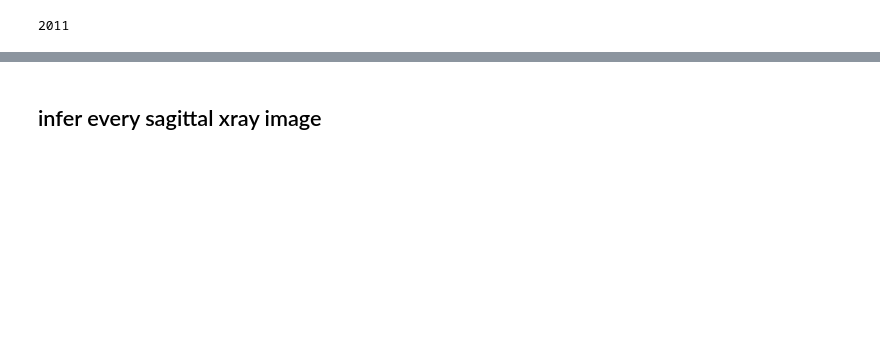
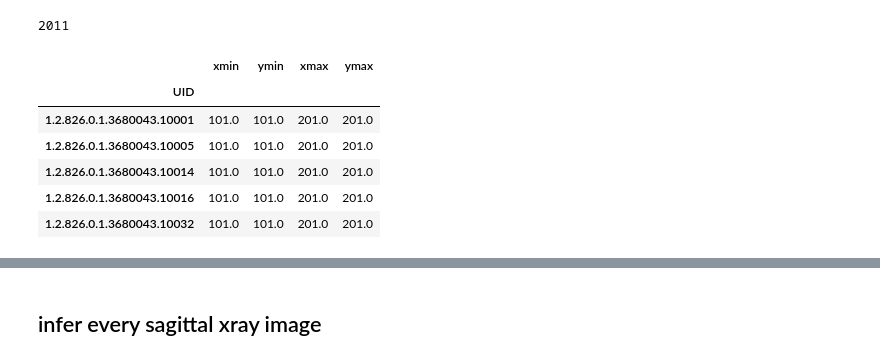
Before and after one commit to ghty011/cervical_spine, a Jupyter notebook: final/train_sagittal_boundary.ipynb, the cells around one changed output, grey strips where cells are left out. Saved outputs shown, nothing was run; the diff lists cells and outputs as text; code cells hidden in the pictures; blank space fills up the shorter version.

```diff
--- a/final/train_sagittal_boundary.ipynb
+++ b/final/train_sagittal_boundary.ipynb
@@ -398,3 +406,20 @@ UIDs = xray_df.index.unique().values
 len(UIDs)
 # %% [output]
 2011
+# %%
+val_df = pd.DataFrame({
+    'UID' : UIDs,
+    'xmin' : np.ones(len(UIDs)) + 100.,
+    'ymin' : np.ones(len(UIDs)) + 100.,
+    'xmax' : np.ones(len(UIDs)) + 200.,
+    'ymax' : np.ones(len(UIDs)) + 200.,
+}).set_index('UID')
+val_df.head()
+# %% [output]
+|  | xmin | ymin | xmax | ymax |
+| UID |  |  |  |  |
+| 1.2.826.0.1.3680043.10001 | 101.0 | 101.0 | 201.0 | 201.0 |
+| 1.2.826.0.1.3680043.10005 | 101.0 | 101.0 | 201.0 | 201.0 |
+| 1.2.826.0.1.3680043.10014 | 101.0 | 101.0 | 201.0 | 201.0 |
+| 1.2.826.0.1.3680043.10016 | 101.0 | 101.0 | 201.0 | 201.0 |
+| 1.2.826.0.1.3680043.10032 | 101.0 | 101.0 | 201.0 | 201.0 |
```
Also changed, not shown: parts of 12 cells of this notebook, 1 other file.
